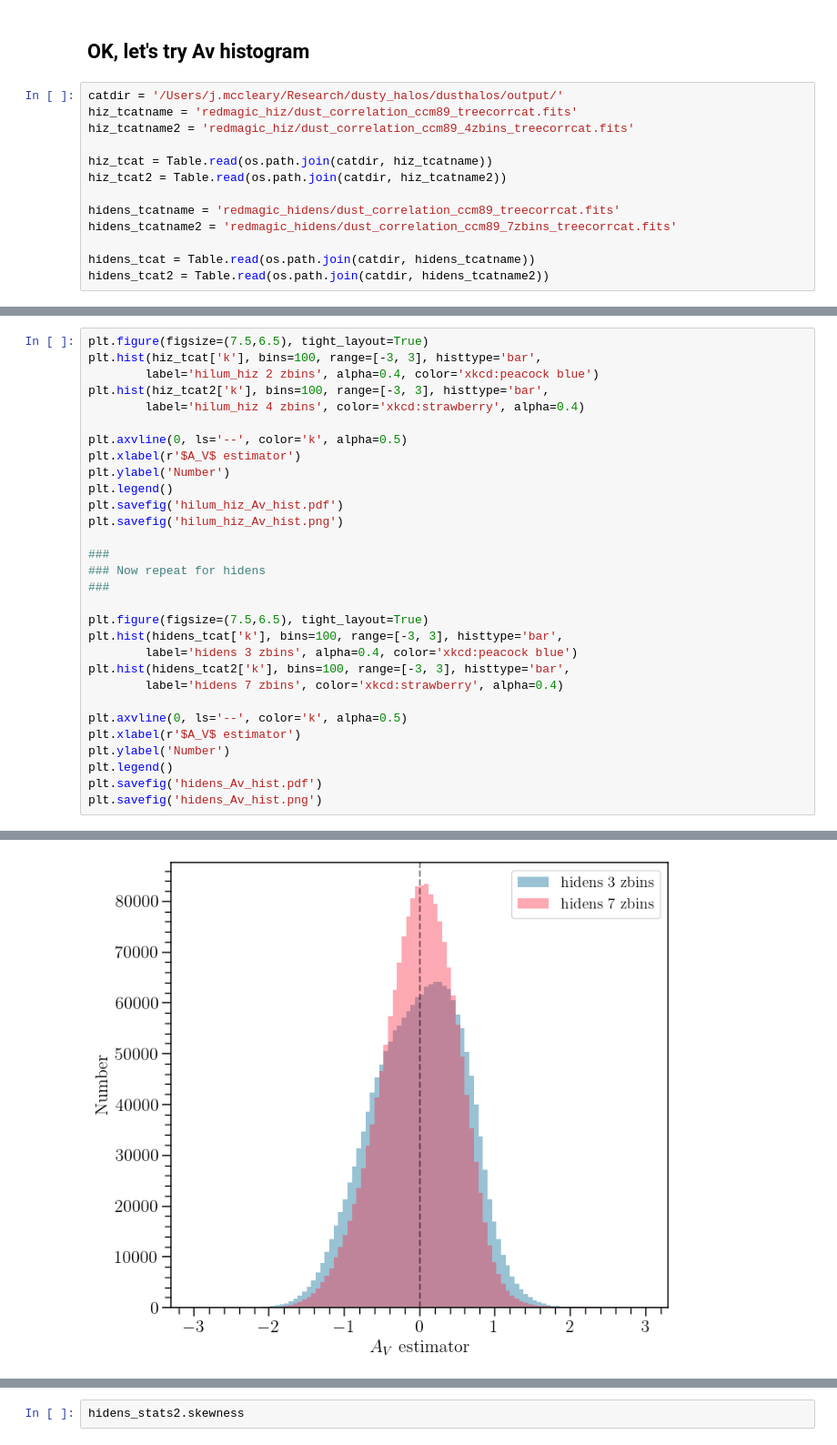
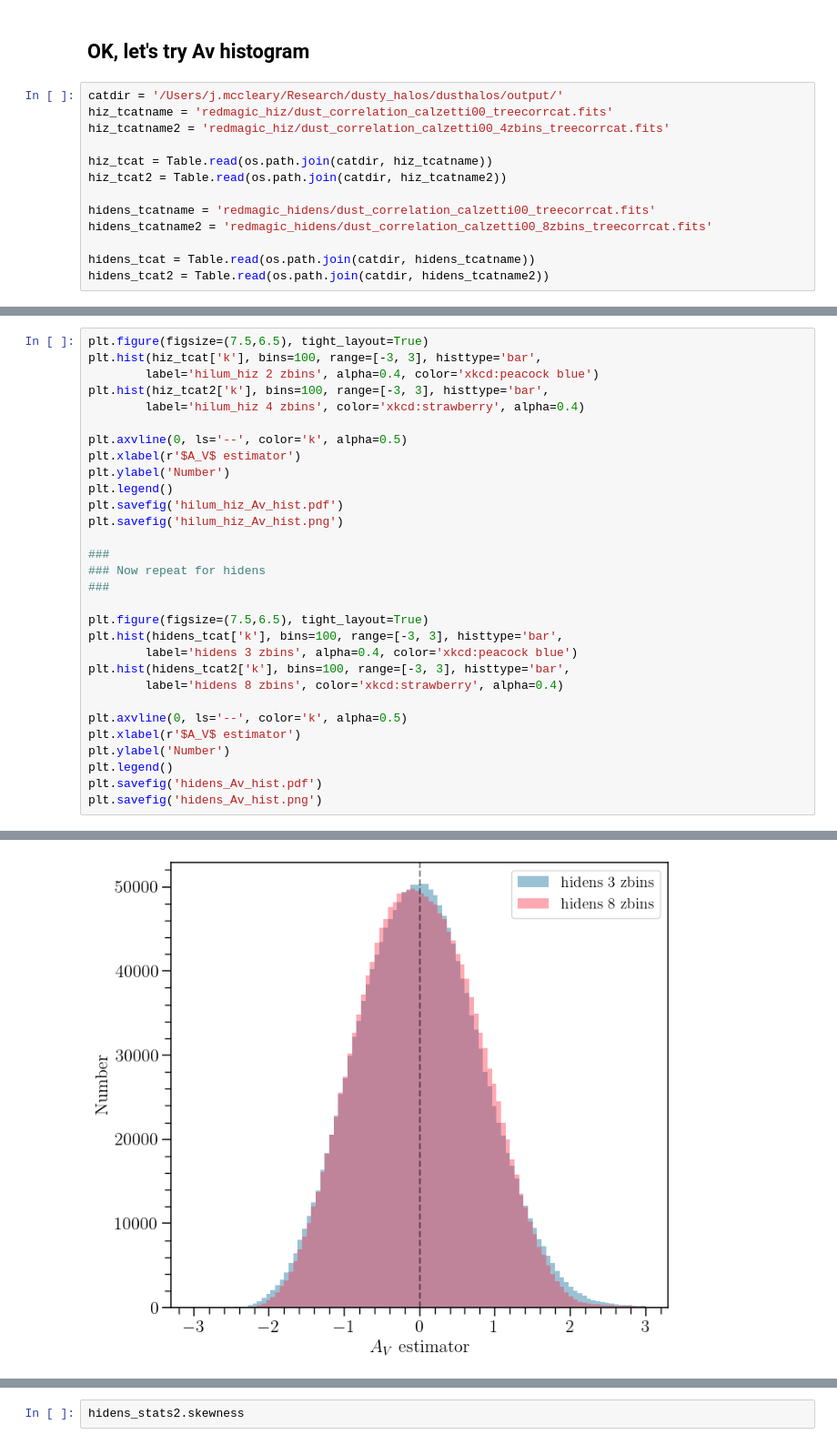
Before and after one commit to mcclearyj/dusthalos, a Jupyter notebook: writeup/misc_dust_plots.ipynb, the cells around one changed output, grey strips where cells are left out. Shown at 91% size. Saved outputs shown, nothing was run; the diff lists cells and outputs as text.

Commit message:
updated Av histograms

```diff
--- a/writeup/misc_dust_plots.ipynb
+++ b/writeup/misc_dust_plots.ipynb
@@ -122,14 +122,14 @@ fig.savefig('color_redshift_redmagic.png')
 ## OK, let's try Av histogram
 # %%
 catdir = '/Users/j.mccleary/Research/dusty_halos/dusthalos/output/'
-hiz_tcatname = 'redmagic_hiz/dust_correlation_ccm89_treecorrcat.fits'
-hiz_tcatname2 = 'redmagic_hiz/dust_correlation_ccm89_4zbins_treecorrcat.fits'
+hiz_tcatname = 'redmagic_hiz/dust_correlation_calzetti00_treecorrcat.fits'
+hiz_tcatname2 = 'redmagic_hiz/dust_correlation_calzetti00_4zbins_treecorrcat.fits'
 
 hiz_tcat = Table.read(os.path.join(catdir, hiz_tcatname))
 hiz_tcat2 = Table.read(os.path.join(catdir, hiz_tcatname2))
 
-hidens_tcatname = 'redmagic_hidens/dust_correlation_ccm89_treecorrcat.fits'
-hidens_tcatname2 = 'redmagic_hidens/dust_correlation_ccm89_7zbins_treecorrcat.fits'
+hidens_tcatname = 'redmagic_hidens/dust_correlation_calzetti00_treecorrcat.fits'
+hidens_tcatname2 = 'redmagic_hidens/dust_correlation_calzetti00_8zbins_treecorrcat.fits'
 
 hidens_tcat = Table.read(os.path.join(catdir, hidens_tcatname))
 hidens_tcat2 = Table.read(os.path.join(catdir, hidens_tcatname2))
@@ -165,7 +165,7 @@ plt.figure(figsize=(7.5,6.5), tight_layout=True)
 plt.hist(hidens_tcat['k'], bins=100, range=[-3, 3], histtype='bar',
         label='hidens 3 zbins', alpha=0.4, color='xkcd:peacock blue')
 plt.hist(hidens_tcat2['k'], bins=100, range=[-3, 3], histtype='bar',
-        label='hidens 7 zbins', color='xkcd:strawberry', alpha=0.4)
+        label='hidens 8 zbins', color='xkcd:strawberry', alpha=0.4)
 
 plt.axvline(0, ls='--', color='k', alpha=0.5)
 plt.xlabel(r'$A_V$ estimator')
@@ -178,2 +178,2 @@ plt.savefig('hidens_Av_hist.png')
-[figure, old version]
+[figure, new version]
 # %%
```
Also changed, not shown: parts of 4 cells of this notebook.
